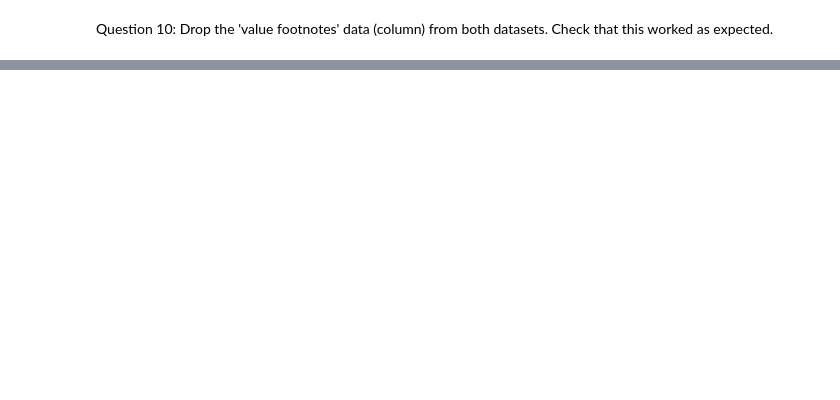
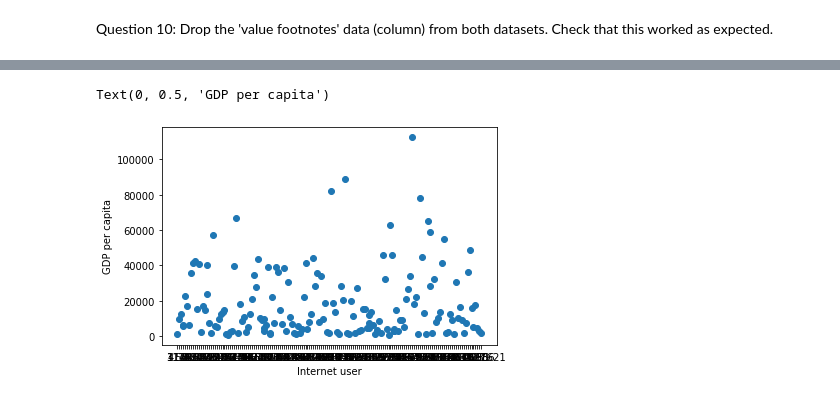
Before and after one commit to arikhursheed/gdp-and-internet-usage-arikhursheed, a Jupyter notebook: notebooks/un_data_explore.ipynb, the cells around one changed output, grey strips where cells are left out. Cells and saved outputs as stored; diff of their text form; code cells hidden in the pictures; blank space fills up the shorter version.

```diff
--- a/notebooks/un_data_explore.ipynb
+++ b/notebooks/un_data_explore.ipynb
@@ -152,0 +208,4 @@ internet_df.drop(['Value Footnotes'], axis=1)
+# %%
+gdp_and_internet_use = pd.merge(gdp_df,internet_df,how='outer',on=['Country'])
+
+gdp_and_internet_use.shape
@@ -152,0 +294,4 @@ internet_df.drop(['Value Footnotes'], axis=1)
+# %%
+#Filter only 2009 in both year columns
+gdp_internet_2009= gdp_and_internet_years.loc[(gdp_and_internet_years.Year_x == '2009')
+                                              & (gdp_and_internet_years.Year_y == '2009')]
@@ -152,0 +387,7 @@ internet_df.drop(['Value Footnotes'], axis=1)
+# %%
+plt.scatter('Internet_Users_Pct', 'GDP_Per_Capita', data = gdp_internet_2009)
+plt.xlabel('Internet user')
+plt.ylabel('GDP per capita')
+# %% [output]
+Text(0, 0.5, 'GDP per capita')
+[figure, added]
```
Also changed, not shown: parts of 55 cells of this notebook.
